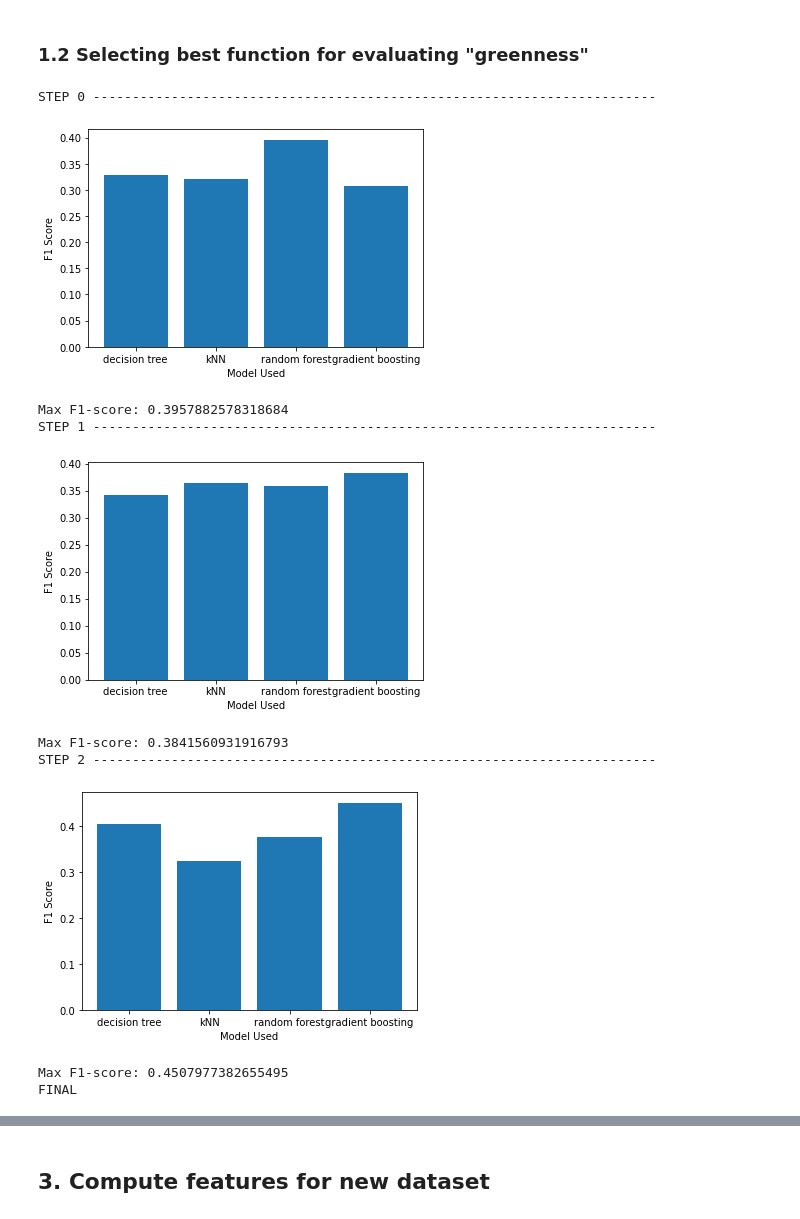
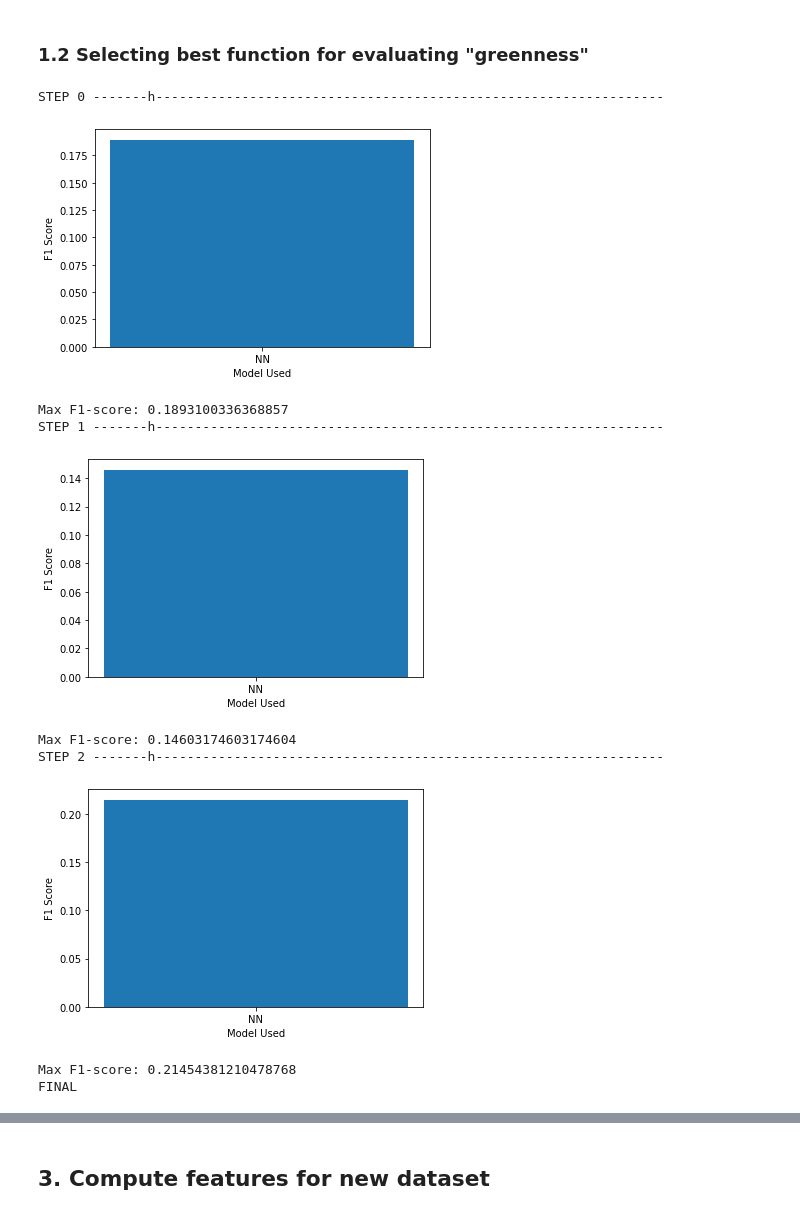
Before and after one commit to EPFLiGHT/CS433-2021-ecoML, a Jupyter notebook: prediction_feature/ml_task.ipynb, the cells around one changed output, grey strips where cells are left out. Cells and saved outputs as stored; diff of their text form; code cells hidden in the pictures.

Commit message:
Neural Netwoek

```diff
--- a/prediction_feature/ml_task.ipynb
+++ b/prediction_feature/ml_task.ipynb
@@ -144,46 +179,47 @@ dataset_cleaned  = dataset[dataset.algo != 'Ensemble']
 dataset_cleaned = dataset_cleaned.drop(columns=['did'])
 dataset_cleaned['consumption']=dataset_cleaned['time']*dataset_cleaned['TDP']
 
 list_functions=[function_log_exp, function_log_power, function_log]
-list_models=[{"name":"decision tree", "clf":decision_tree}, {"name":"kNN", "clf":kNN}, {"name":"random forest", "clf":random_forest},{"name":"gradient boosting",  "clf":gradient_boosting}]
+#list_models=[{"name":"decision tree", "clf":decision_tree}, {"name":"kNN", "clf":kNN}, {"name":"random forest", "clf":random_forest},{"name":"gradient boosting",  "clf":gradient_boosting}]
+list_models=[{"name":"NN", "clf":neural_network}]
 names=[x['name'] for x in list_models]
-avarage_f1=[]
+average_f1=[]
 # with open('out.txt', 'w') as f:
 #     with redirect_stdout(f):
 for i,function in enumerate(list_functions):
     # run_autoML(final_dataset)
     f1_scores=[]
-    print(f'STEP {i} ------------------------------------------------------------------------ ')
+    print(f'STEP {i} -------h----------------------------------------------------------------- ')
     dataset_cleaned_copy=dataset_cleaned.copy()
     final_dataset=compute_final_dataset(dataset_cleaned_copy, function)
 
     #drop na
     final_dataset=final_dataset.dropna()
     #min-max normalization
     #final_dataset[features]=(final_dataset[features]-final_dataset[features].min())/(final_dataset[features].max()-final_dataset[features].min())
     for model in list_models:
         f1_scores.append(model['clf'](final_dataset))
     plt.ylabel("F1 Score")
     plt.xlabel("Model Used")
     plt.bar(names, f1_scores)
     plt.show()
     print(f'Max F1-score: {np.max(np.array(f1_scores))}')
-    avarage_f1.append(np.mean(np.array(f1_scores)))
+    average_f1.append(np.mean(np.array(f1_scores)))
 
 print(f'FINAL')
-plt.ylabel("Avarage F1 Score")
+plt.ylabel("Average F1 Score")
 plt.xlabel("Function group Used")
 names=[f'Group {i}°' for i in range(len(list_functions))]
-plt.bar(names, avarage_f1)
+plt.bar(names, average_f1)
 plt.show()
 # %% [output]
-STEP 0 ------------------------------------------------------------------------
+STEP 0 -------h-----------------------------------------------------------------
-[figure, old version]
+[figure, new version]
-Max F1-score: 0.3957882578318684
-STEP 1 ------------------------------------------------------------------------
+Max F1-score: 0.1893100336368857
+STEP 1 -------h-----------------------------------------------------------------
-[figure, old version]
+[figure, new version]
-Max F1-score: 0.3841560931916793
-STEP 2 ------------------------------------------------------------------------
+Max F1-score: 0.14603174603174604
+STEP 2 -------h-----------------------------------------------------------------
-[figure, old version]
+[figure, new version]
-Max F1-score: 0.4507977382655495
+Max F1-score: 0.21454381210478768
 FINAL
```
Also changed, not shown: parts of 4 cells of this notebook, 1 other file.
